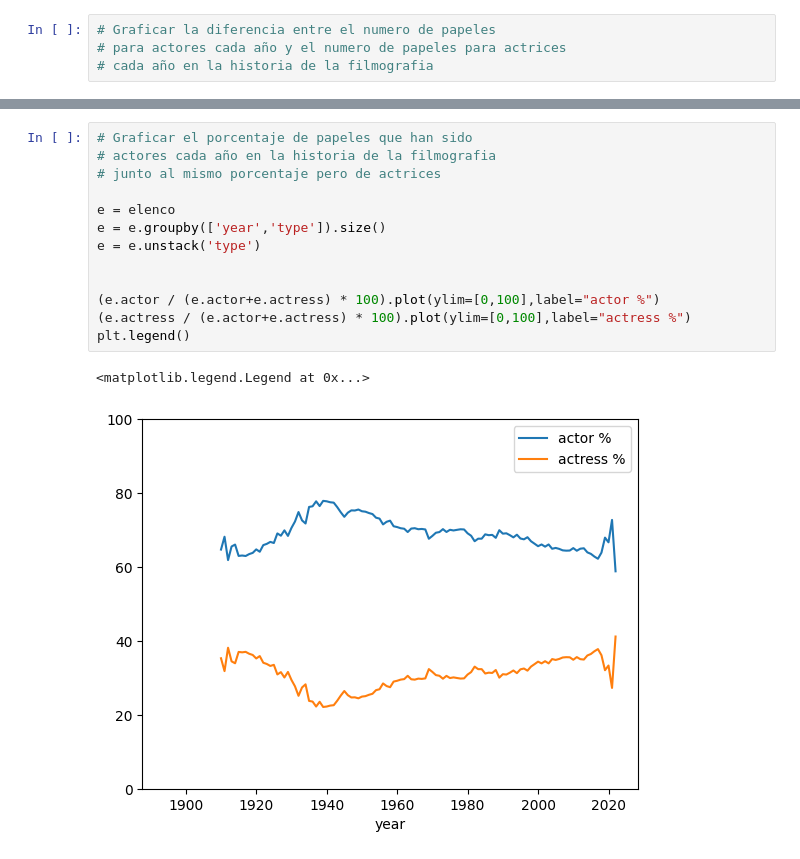
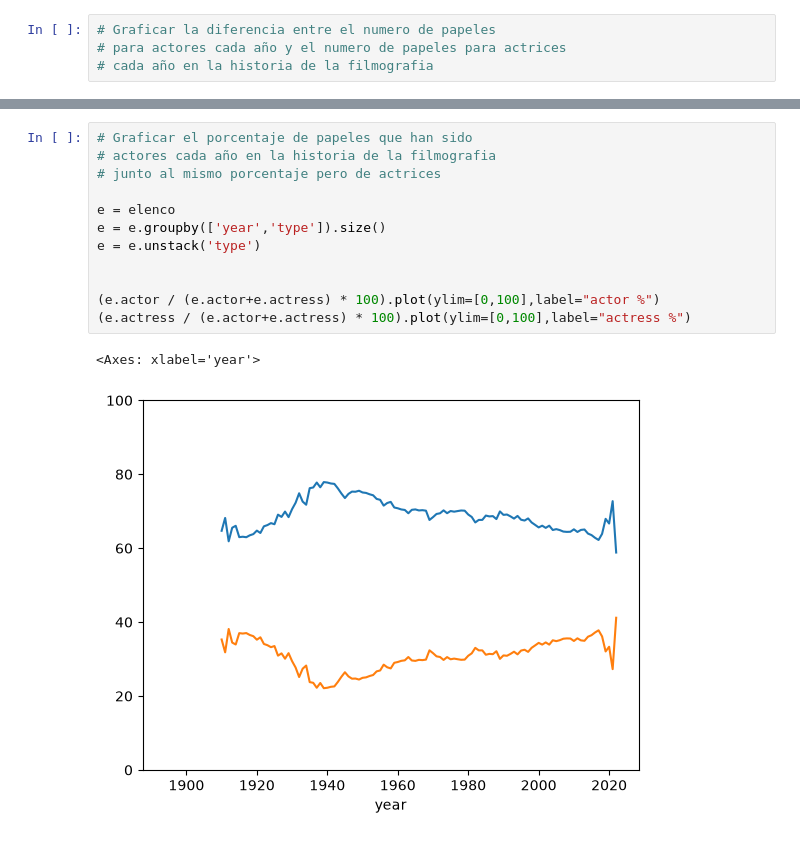
Before and after one commit to GRuesga/I.-Programacion-I, a Jupyter notebook: Unidad II/5. pandas-ejercicios-2.ipynb, the cells around one changed output, grey strips where cells are left out. Cells and saved outputs as stored; diff of their text form.

```diff
--- a/Unidad II/5. pandas-ejercicios-2.ipynb
+++ b/Unidad II/5. pandas-ejercicios-2.ipynb
@@ -339,19 +333,18 @@ e = e.unstack('type')
 # %%
 # Graficar el porcentaje de papeles que han sido
 # actores cada año en la historia de la filmografia
 # junto al mismo porcentaje pero de actrices
 
 e = elenco
 e = e.groupby(['year','type']).size()
 e = e.unstack('type')
 
 
 (e.actor / (e.actor+e.actress) * 100).plot(ylim=[0,100],label="actor %")
 (e.actress / (e.actor+e.actress) * 100).plot(ylim=[0,100],label="actress %")
-plt.legend()
 # %% [output]
-<matplotlib.legend.Legend at 0x...>
+<Axes: xlabel='year'>
-[figure, old version]
+[figure, new version]
 # %%
 # Graficar 3 lines con clasificacion "n" de 1 al 3 donde cada
 # linea represente el porcentaje de la clasificacion para
```
Also changed, not shown: parts of 16 cells of this notebook, 6 other files.
